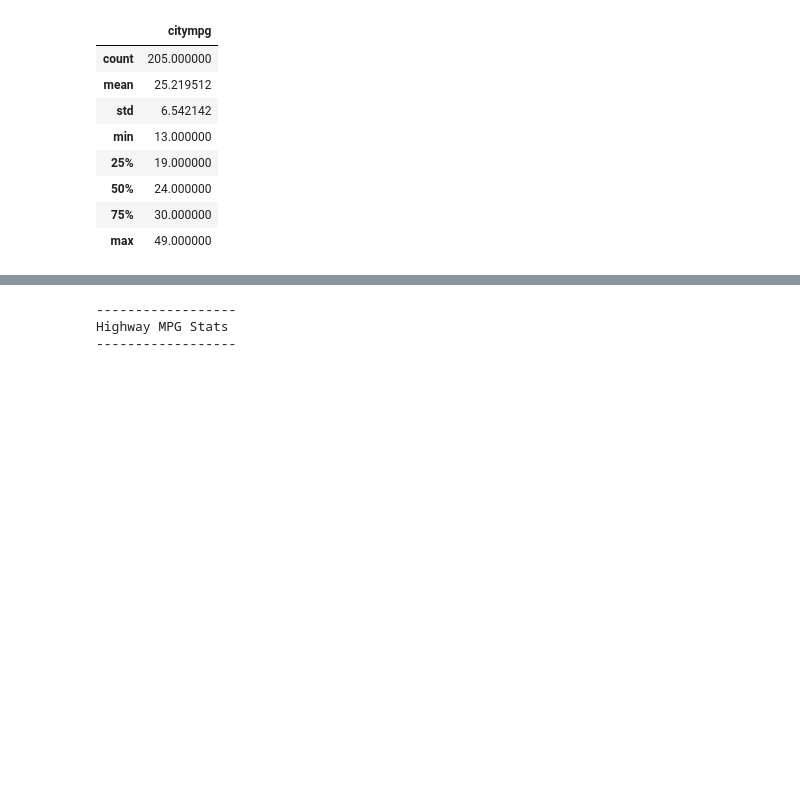
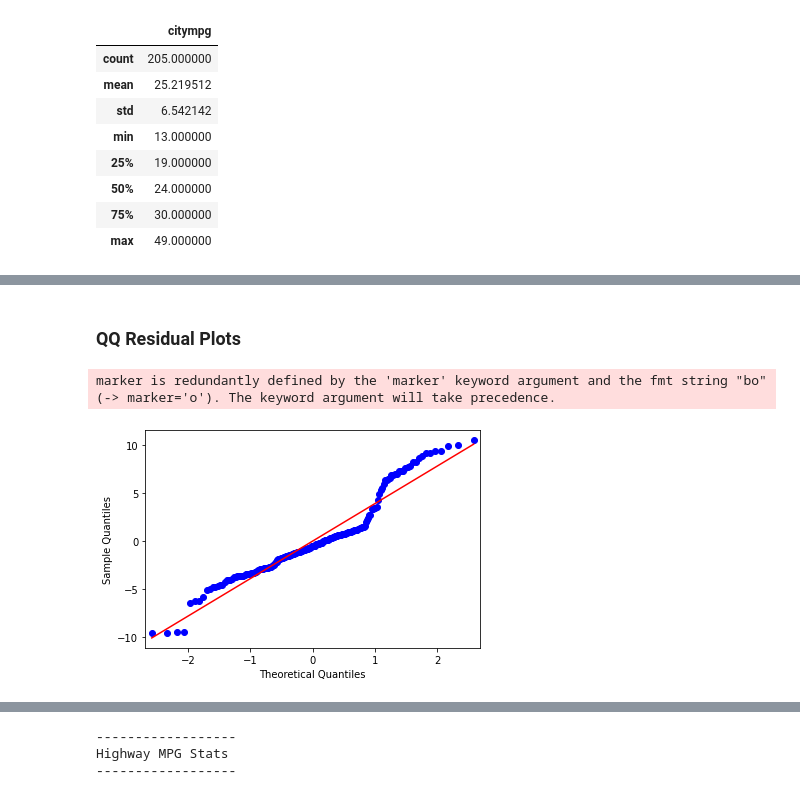
Before and after one commit to ShaneJett-DS/car_price_prediction, a Jupyter notebook: car_prediction.ipynb, the cells around one changed output, grey strips where cells are left out. Saved outputs shown, nothing was run; the diff lists cells and outputs as text; code cells hidden in the pictures; blank space fills up the shorter version.

```diff
--- a/car_prediction.ipynb
+++ b/car_prediction.ipynb
@@ -128,0 +210,9 @@ print(modified_df.shape)
+# %% [markdown]
+### QQ Residual Plots
+# %%
+fig, ax = plt.subplots()
+sm2.graphics.qqplot(residuals, line='s', ax=ax)
+plt.show()
+# %% [output]
+marker is redundantly defined by the 'marker' keyword argument and the fmt string "bo" (-> marker='o'). The keyword argument will take precedence.
+[figure, added]
```
Also changed, not shown: parts of 37 cells of this notebook.
